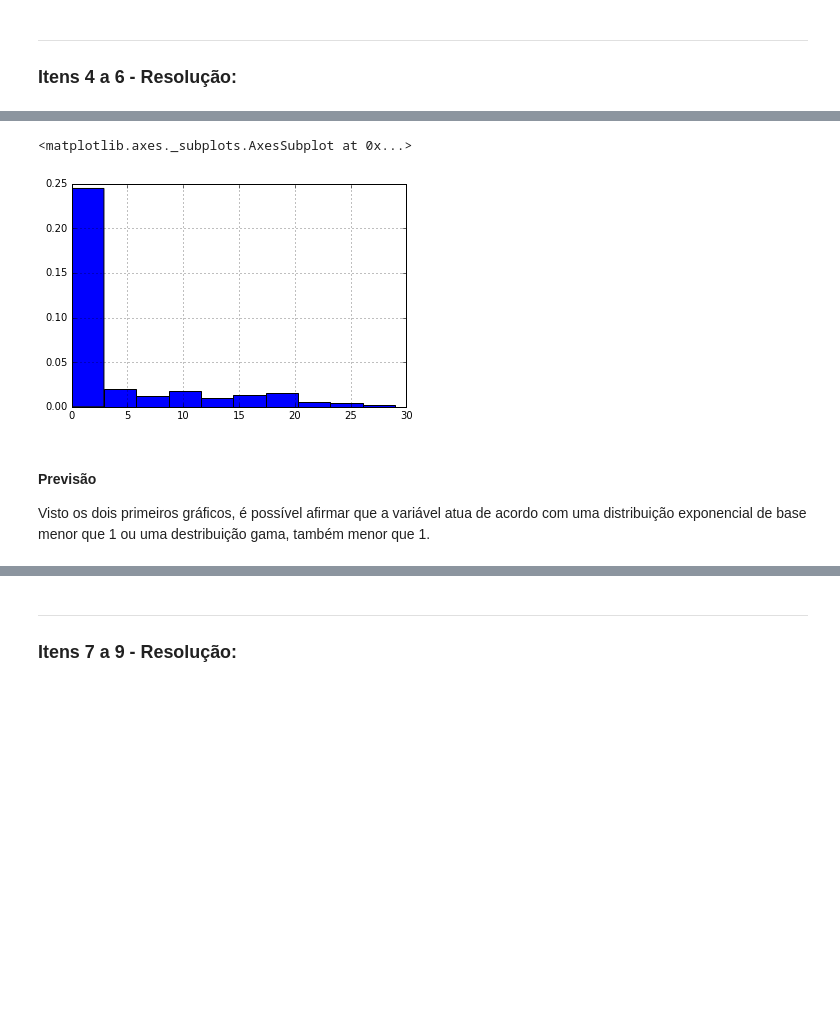
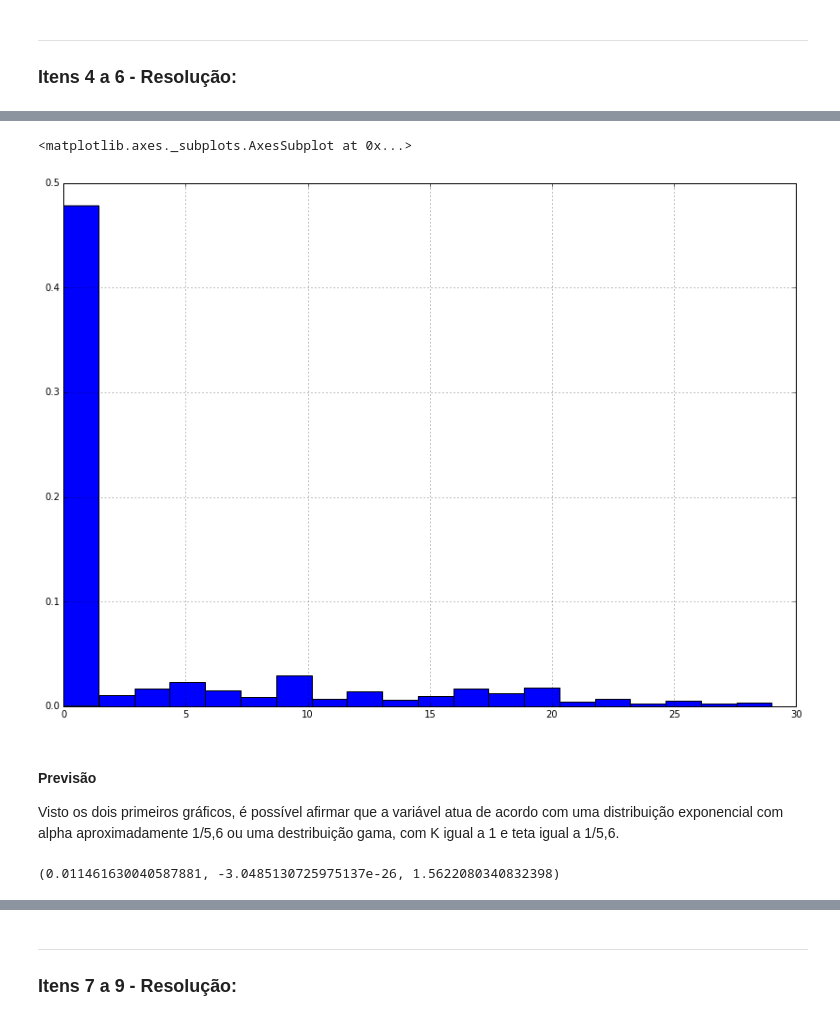
Before and after one commit to carletti/CD, a Jupyter notebook: Mini-Projeto1/MiniProjeto1.ipynb, the cells around one changed output, grey strips where cells are left out. Drawn from its saved outputs; the diff is of its cells as text; code cells hidden in the pictures; blank space fills up the shorter version.

```diff
--- a/Mini-Projeto1/MiniProjeto1.ipynb
+++ b/Mini-Projeto1/MiniProjeto1.ipynb
@@ -79,8 +79,12 @@ computadores[computadores<70].hist(normed=True)
 # %%
-computadores[computadores < 30].hist(normed=True)
+computadores[computadores < 30].hist(normed=True, bins = 20, figsize=(14,10))
 # %% [output]
 <matplotlib.axes._subplots.AxesSubplot at 0x...>
-[figure, old version]
+[figure, new version]
 # %% [markdown]
 #### Previsão
-Visto os dois primeiros gráficos, é possível afirmar que a variável atua de acordo com uma distribuição exponencial de base menor que 1 ou uma destribuição gama, também menor que 1.
+Visto os dois primeiros gráficos, é possível afirmar que a variável atua de acordo com uma distribuição exponencial com alpha aproximadamente 1/5,6 ou uma destribuição gama, com K igual a 1 e teta igual a 1/5,6.
+# %%
+stats.gamma.fit(computadores)
+# %% [output]
+(0.011461630040587881, -3.0485130725975137e-26, 1.5622080340832398)
```
Also changed, not shown: parts of 4 cells of this notebook.
